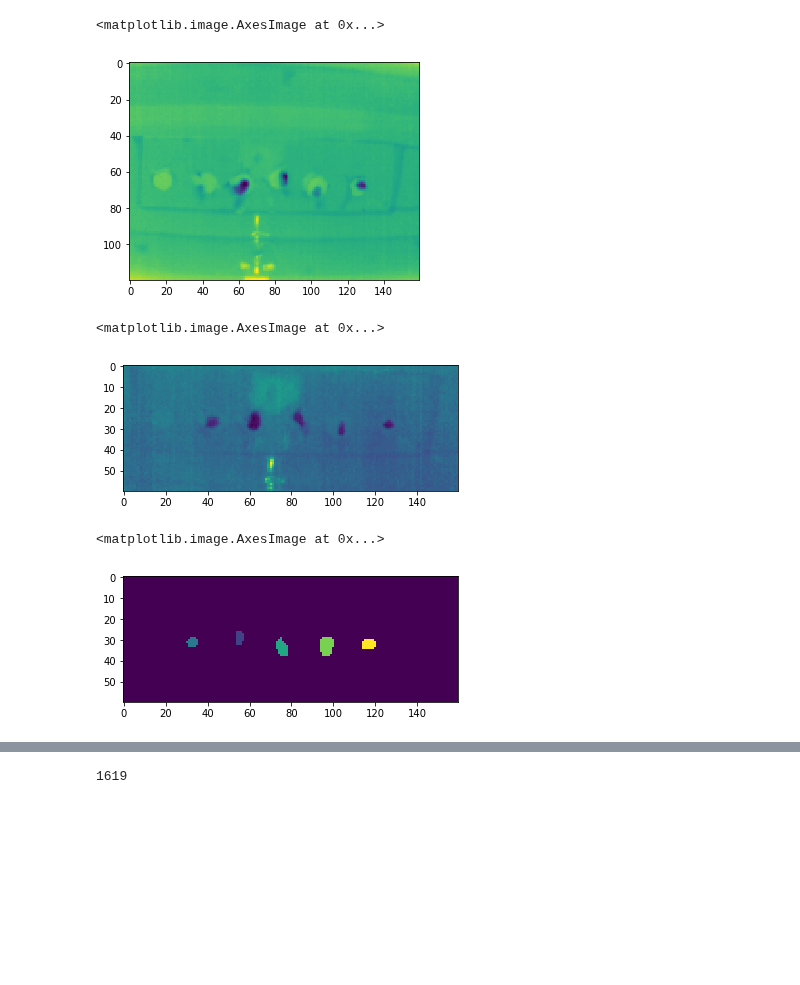
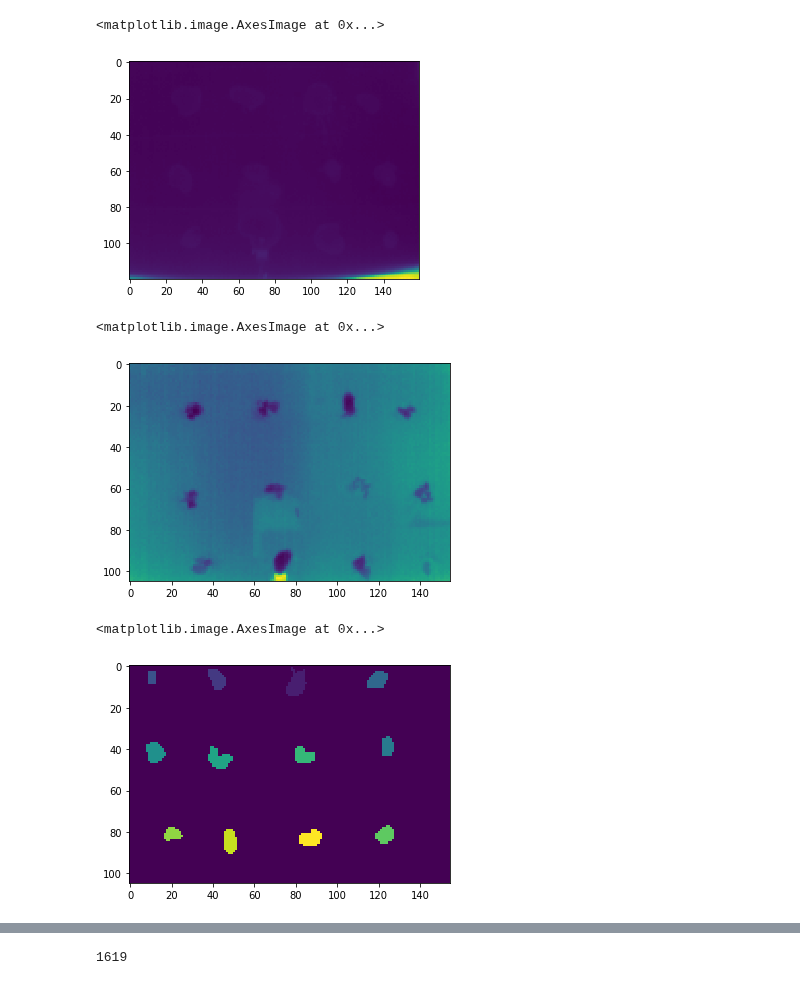
Before and after one commit to jrodguez/musical-robot, a Jupyter notebook: scripts/verify_order.ipynb, the cells around one changed output, grey strips where cells are left out. Cells and saved outputs as stored; diff of their text form; code cells hidden in the pictures; blank space fills up the shorter version.

```diff
--- a/scripts/verify_order.ipynb
+++ b/scripts/verify_order.ipynb
@@ -9,20 +7,20 @@ import edge_detection
 from musicalrobot import edge_detection as ed
 from musicalrobot import pixel_analysis as pa
 # %%
-frames = ed.input_file('../musicalrobot/data/PPA_Melting_6_14_19.tiff')
+frames = ed.input_file('../musicalrobot/data/8_15_19_Dodecanoic_acid.tiff')
 # %%
-plt.imshow(frames[1000])
+plt.imshow(frames[700])
 # %% [output]
 <matplotlib.image.AxesImage at 0x...>
-[figure, old version]
+[figure, new version]
 # %%
 crop_frame = []
 for frame in frames:
-    crop_frame.append(frame[40:100])
+    crop_frame.append(frame[0:105,0:155])
 plt.imshow(crop_frame[0])
 # %% [output]
 <matplotlib.image.AxesImage at 0x...>
-[figure, old version]
+[figure, new version]
 # %%
 flip_frames = ed.flip_frame(crop_frame)
 # %%
@@ -31,4 +29,4 @@ labeled_samples = ed.edge_detection(flip_frames)
 plt.imshow(labeled_samples)
 # %% [output]
 <matplotlib.image.AxesImage at 0x...>
-[figure, old version]
+[figure, new version]
```
Also changed, not shown: parts of 7 cells of this notebook, 3 other files.
